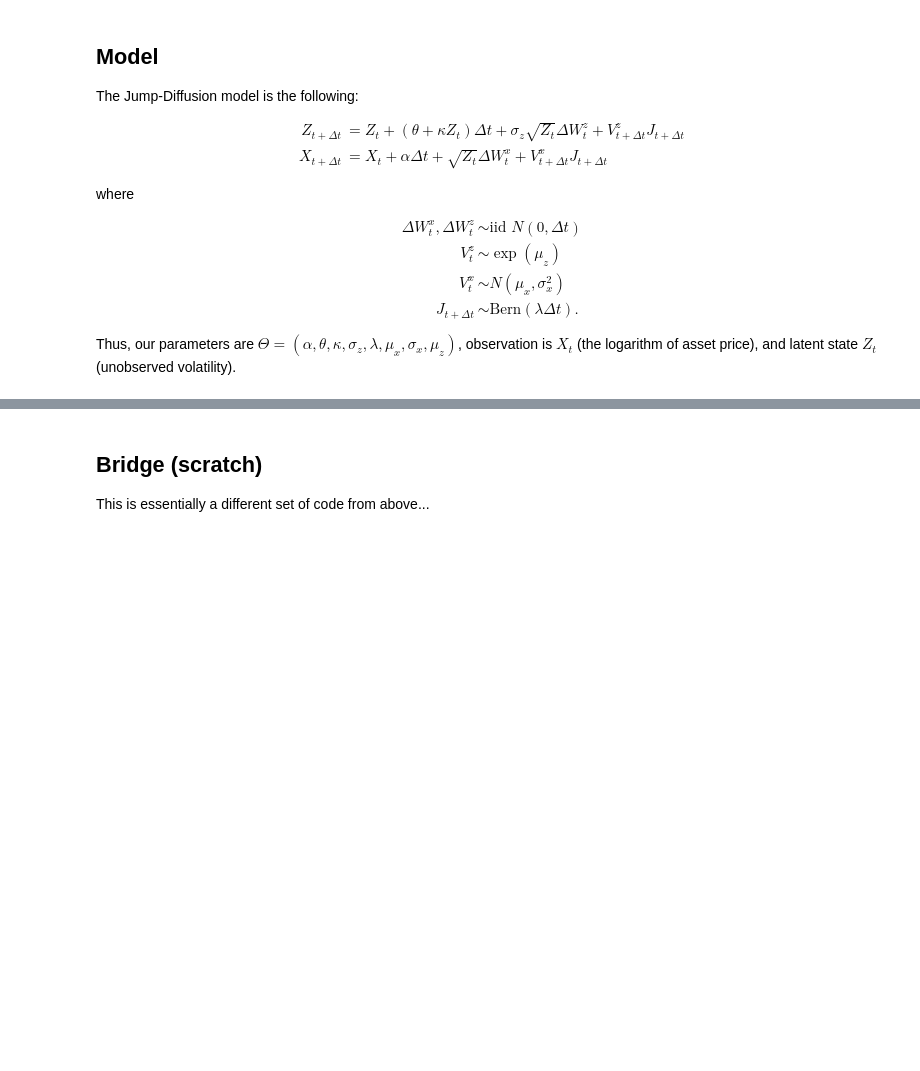
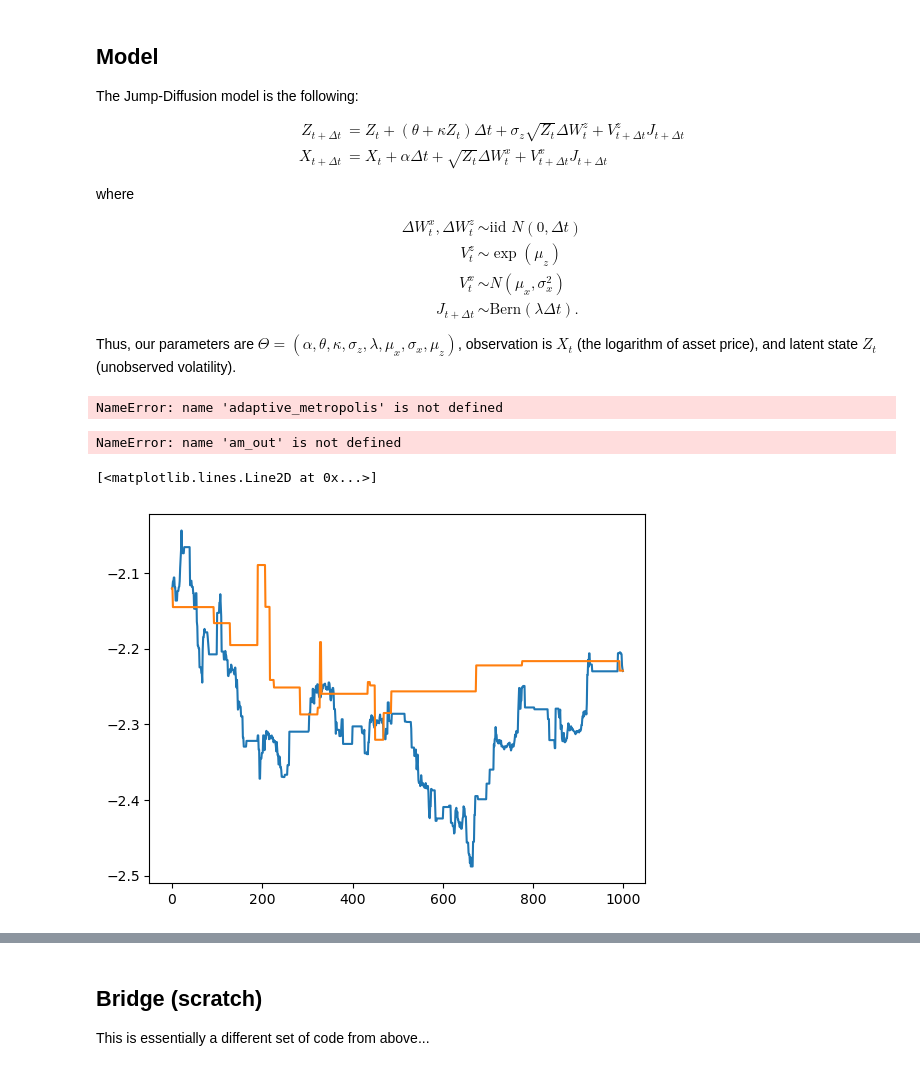
Before and after one commit to mlysy/pfjax, a Jupyter notebook: docs/notebooks/JumpDiff.ipynb, the cells around one changed output, grey strips where cells are left out. Drawn from its saved outputs; the diff is of its cells as text; code cells hidden in the pictures; blank space fills up the shorter version.

```diff
--- a/docs/notebooks/JumpDiff.ipynb
+++ b/docs/notebooks/JumpDiff.ipynb
@@ -452,0 +733,24 @@ y_curr = x_prev[my_n_res][1]
+# %%
+n_particles = 100
+n_iter = 1000
+
+key, subkey = jax.random.split(my_key)
+am_out = adaptive_metropolis(
+    key=my_key,
+    model=jdmodel,
+    y_meas=y_meas,
+    n_iter=n_iter,
+    theta_init=my_theta,
+    x_state_init=x_state,
+    n_particles=n_particles,
+    logprior= lambda x: 0.,
+    cov1 = 2.38**2 * jnp.cov(pg_out["theta"].T)/8
+)
+
+#pg_out["accept_rate"] # should be close to 0.44
+# %% [output]
+NameError: name 'adaptive_metropolis' is not defined
+# %%
+am_out
+# %% [output]
+NameError: name 'am_out' is not defined
@@ -452,0 +763,6 @@ y_curr = x_prev[my_n_res][1]
+# %%
+plt.plot(pg_out["theta"][:,3])
+plt.plot(am_out["theta"][:,3])
+# %% [output]
+[<matplotlib.lines.Line2D at 0x...>]
+[figure, added]
```
Also changed, not shown: parts of 50 cells of this notebook, 13 other files.
